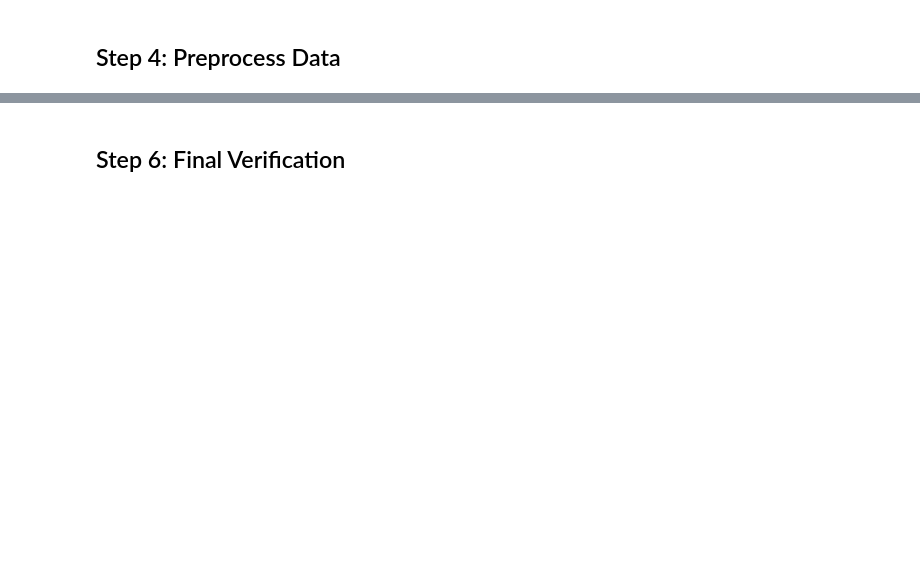
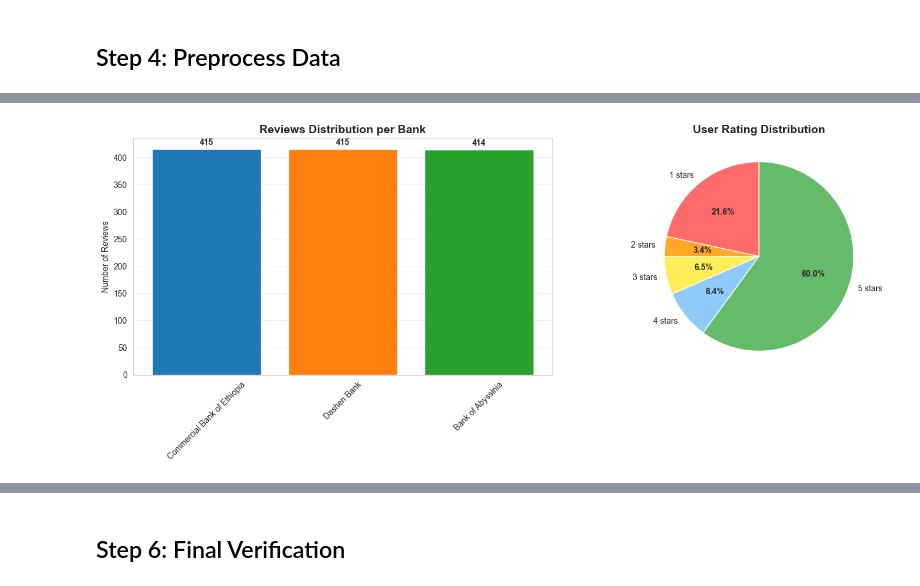
Before and after one commit to TsegayIS122123/ethiopian-banking-app-sentiment-analysis, a Jupyter notebook: notebooks/preprocessing_EDA.ipynb, the cells around one changed output, grey strips where cells are left out. Saved outputs shown, nothing was run; the diff lists cells and outputs as text; code cells hidden in the pictures; blank space fills up the shorter version.

```diff
--- a/notebooks/preprocessing_EDA.ipynb
+++ b/notebooks/preprocessing_EDA.ipynb
@@ -33,7 +96,7 @@ display(raw_df.head(3))
 # %% [markdown]
 ## Step 4: Preprocess Data
 # %%
-print(" Starting data preprocessing...")
+print("🔄 Starting data preprocessing...")
 preprocessor = ReviewPreprocessor()
 success = preprocessor.process()
 
@@ -41,3 +104,6 @@ if success:
     clean_df = preprocessor.df
     print(" Preprocessing completed!")
     display(clean_df.head(3))
+    print(f"Clean data shape: {clean_df.shape}")
+else:
+    print(" Preprocessing failed!")
@@ -46,29 +146,40 @@ if success:
 # %%
-# Set up plotting
-plt.style.use('seaborn')
-fig, axes = plt.subplots(2, 2, figsize=(15, 10))
+# Set up plotting with clean styling
+plt.style.use('default')
+sns.set_style("whitegrid")
 
-# 1. Reviews per bank
-bank_counts = clean_df['bank_name'].value_counts()
-axes[0,0].bar(bank_counts.index, bank_counts.values, color=['#1f77b4', '#ff7f0e', '#2ca02c'])
-axes[0,0].set_title('Reviews per Bank')
-axes[0,0].tick_params(axis='x', rotation=45)
+# Create 1x2 subplot for first two visualizations
+fig, (ax1, ax2) = plt.subplots(1, 2, figsize=(15, 6))
 
-# 2. Rating distribution
+# 1. Reviews per bank - Market coverage analysis
+bank_counts = clean_df['bank'].value_counts()
+bars = ax1.bar(bank_counts.index, bank_counts.values, color=['#1f77b4', '#ff7f0e', '#2ca02c'])
+ax1.set_title('Reviews Distribution per Bank', fontsize=14, fontweight='bold')
+ax1.tick_params(axis='x', rotation=45)
+ax1.set_ylabel('Number of Reviews')
+ax1.grid(axis='y', alpha=0.3)
+
+# Add count labels on bars for clarity
+for bar, count in zip(bars, bank_counts.values):
+    ax1.text(bar.get_x() + bar.get_width()/2, bar.get_height() + 5,
+            f'{count}', ha='center', va='bottom', fontweight='bold')
+
+# 2. Rating distribution - User satisfaction analysis
 rating_counts = clean_df['rating'].value_counts().sort_index()
-axes[0,1].pie(rating_counts.values, labels=rating_counts.index, autopct='%1.1f%%')
-axes[0,1].set_title('Rating Distribution')
+colors = ['#ff6b6b', '#ffa726', '#ffee58', '#90caf9', '#66bb6a']  # Red (1) to Green (5)
+wedges, texts, autotexts = ax2.pie(rating_counts.values,
+                                  labels=[f'{star} stars' for star in rating_counts.index],
+                                  autopct='%1.1f%%',
+                                  colors=colors,
+                                  startangle=90)
+ax2.set_title('User Rating Distribution', fontsize=14, fontweight='bold')
 
-# 3. Reviews over time
-clean_df['review_date'] = pd.to_datetime(clean_df['review_date'])
-monthly = clean_df.groupby([pd.Grouper(key='review_date', freq='M'), 'bank_name']).size().unstack()
-monthly.plot(ax=axes[1,0])
-axes[1,0].set_title('Reviews Over Time')
-axes[1,0].tick_params(axis='x', rotation=45)
-
-# 4. Text length distribution
-sns.histplot(data=clean_df, x='text_length', ax=axes[1,1])
-axes[1,1].set_title('Review Text Length Distribution')
+# Enhance readability of percentage labels
+for autotext in autotexts:
+    autotext.set_fontweight('bold')
+    autotext.set_fontsize(10)
 
 plt.tight_layout()
 plt.show()
+# %% [output]
+[figure, added]
```
Also changed, not shown: parts of 9 cells of this notebook, 6 other files.
